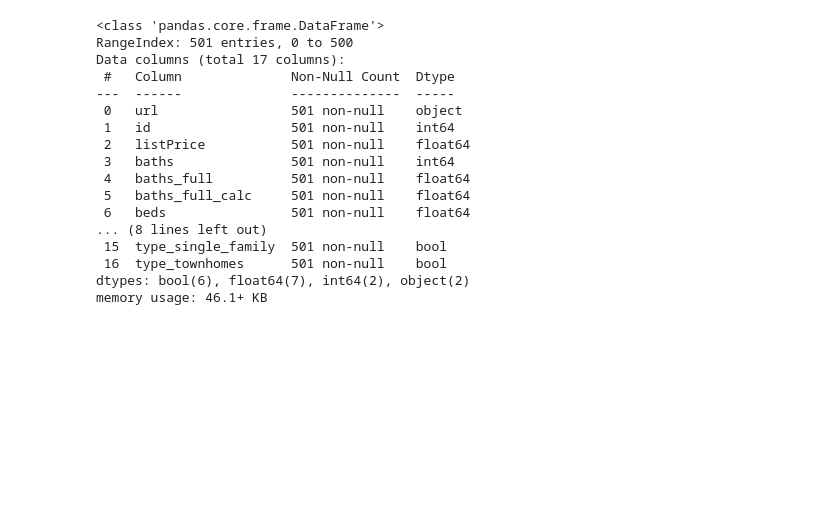
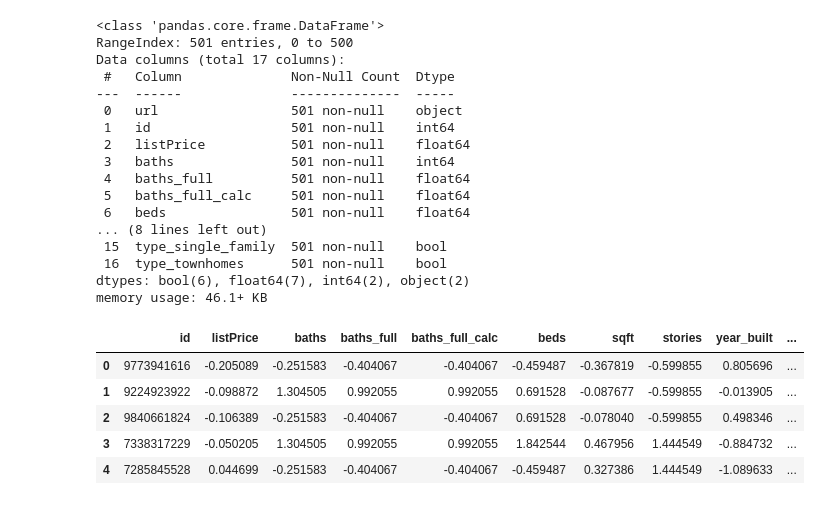
Before and after one commit to Soumika-Seelam/realestatetrends, a Jupyter notebook: trends.ipynb, the cells around one changed output. Drawn from its saved outputs; the diff is of its cells as text; code cells hidden in the pictures; blank space fills up the shorter version.

Commit message:
standardized scaling

```diff
--- a/trends.ipynb
+++ b/trends.ipynb
@@ -271,3 +271,24 @@ dtypes: bool(6), float64(7), int64(2), object(2)
 memory usage: 46.1+ KB
 # %%
 df_encoded.drop(columns=["url", "text"], inplace=True)
+# %%
+from sklearn.preprocessing import StandardScaler
+
+# Define the columns to scale
+num_features = ["listPrice", "baths", "baths_full", "baths_full_calc", "beds", "sqft", "stories", "year_built"]
+
+# Initialize StandardScaler
+scaler = StandardScaler()
+
+# Fit and transform the data
+df_encoded[num_features] = scaler.fit_transform(df_encoded[num_features])
+
+# Check the scaled values
+df_encoded.head()
+# %% [output]
+|  | id | listPrice | baths | baths_full | baths_full_calc | beds | sqft | stories | year_built | ... |
+| 0 | 9773941616 | -0.205089 | -0.251583 | -0.404067 | -0.404067 | -0.459487 | -0.367819 | -0.599855 | 0.805696 | ... |
+| 1 | 9224923922 | -0.098872 | 1.304505 | 0.992055 | 0.992055 | 0.691528 | -0.087677 | -0.599855 | -0.013905 | ... |
+| 2 | 9840661824 | -0.106389 | -0.251583 | -0.404067 | -0.404067 | 0.691528 | -0.078040 | -0.599855 | 0.498346 | ... |
+| 3 | 7338317229 | -0.050205 | 1.304505 | 0.992055 | 0.992055 | 1.842544 | 0.467956 | 1.444549 | -0.884732 | ... |
+| 4 | 7285845528 | 0.044699 | -0.251583 | -0.404067 | -0.404067 | -0.459487 | 0.327386 | 1.444549 | -1.089633 | ... |
```
